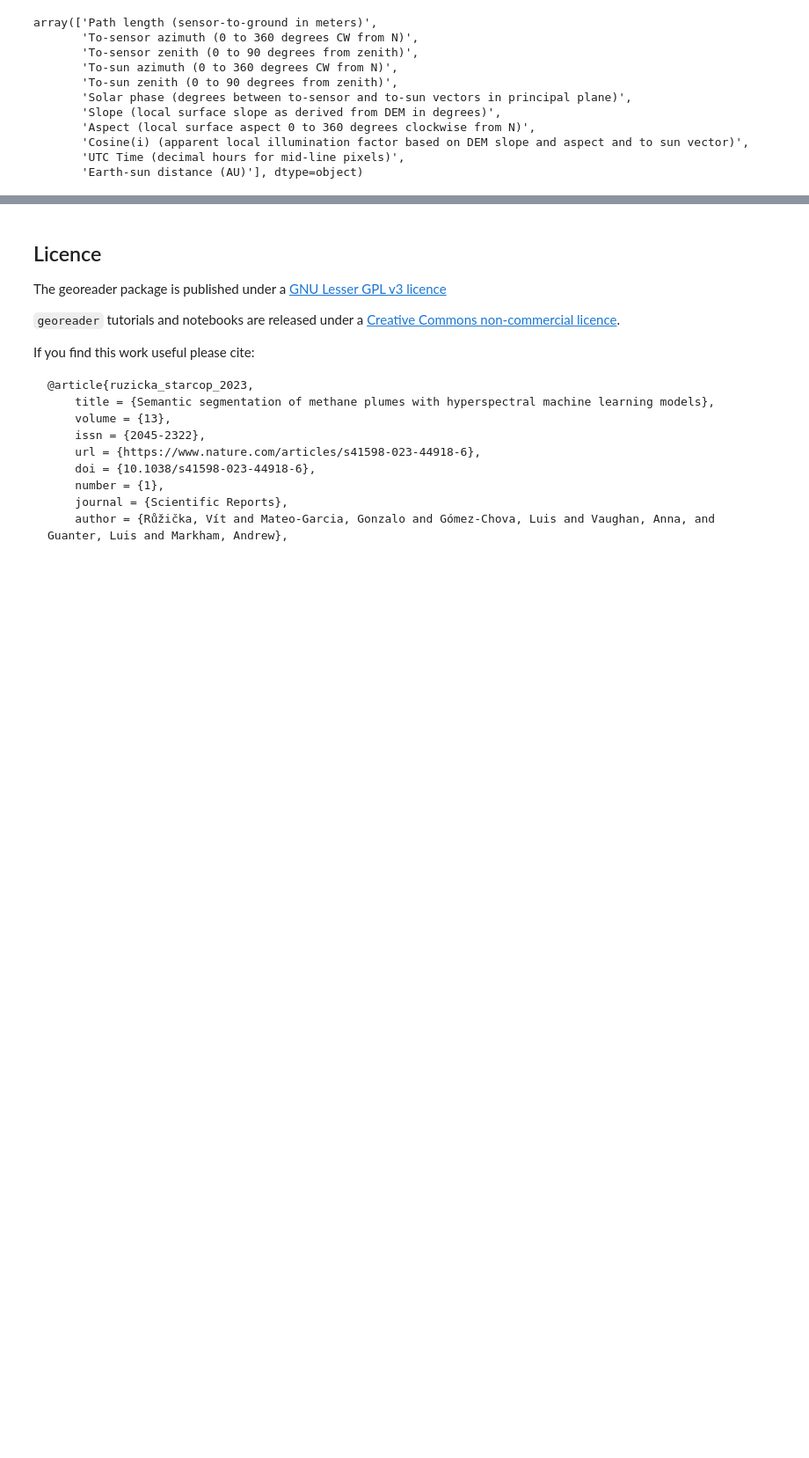
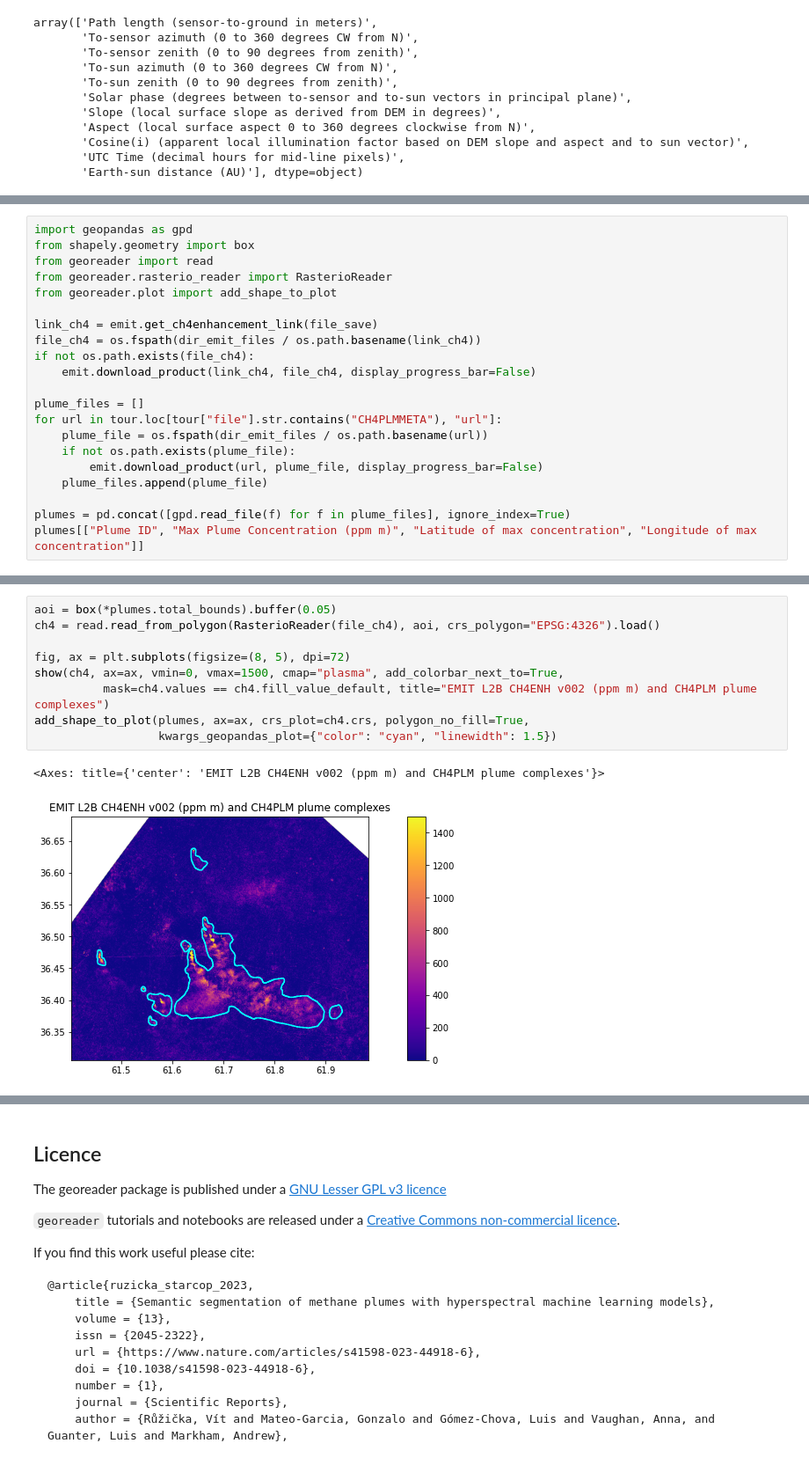
Before and after one commit to spaceml-org/georeader, a Jupyter notebook: docs/emit_explore.ipynb, the cells around one changed output, grey strips where cells are left out. Shown at 88% size. Saved outputs shown, nothing was run; the diff lists cells and outputs as text; blank space fills up the shorter version.

```diff
--- a/docs/emit_explore.ipynb
+++ b/docs/emit_explore.ipynb
@@ -333,0 +535,21 @@ show(emit_image_utm.observation('Slope (local surface slope as derived from DEM
+# %%
+import geopandas as gpd
+from shapely.geometry import box
+from georeader import read
+from georeader.rasterio_reader import RasterioReader
+from georeader.plot import add_shape_to_plot
+
+link_ch4 = emit.get_ch4enhancement_link(file_save)
+file_ch4 = os.fspath(dir_emit_files / os.path.basename(link_ch4))
+if not os.path.exists(file_ch4):
+    emit.download_product(link_ch4, file_ch4, display_progress_bar=False)
+
+plume_files = []
+for url in tour.loc[tour["file"].str.contains("CH4PLMMETA"), "url"]:
+    plume_file = os.fspath(dir_emit_files / os.path.basename(url))
+    if not os.path.exists(plume_file):
+        emit.download_product(url, plume_file, display_progress_bar=False)
+    plume_files.append(plume_file)
+
+plumes = pd.concat([gpd.read_file(f) for f in plume_files], ignore_index=True)
+plumes[["Plume ID", "Max Plume Concentration (ppm m)", "Latitude of max concentration", "Longitude of max concentration"]]
@@ -333,0 +566,12 @@ show(emit_image_utm.observation('Slope (local surface slope as derived from DEM
+# %%
+aoi = box(*plumes.total_bounds).buffer(0.05)
+ch4 = read.read_from_polygon(RasterioReader(file_ch4), aoi, crs_polygon="EPSG:4326").load()
+
+fig, ax = plt.subplots(figsize=(8, 5), dpi=72)
+show(ch4, ax=ax, vmin=0, vmax=1500, cmap="plasma", add_colorbar_next_to=True,
+          mask=ch4.values == ch4.fill_value_default, title="EMIT L2B CH4ENH v002 (ppm m) and CH4PLM plume complexes")
+add_shape_to_plot(plumes, ax=ax, crs_plot=ch4.crs, polygon_no_fill=True,
+                  kwargs_geopandas_plot={"color": "cyan", "linewidth": 1.5})
+# %% [output]
+<Axes: title={'center': 'EMIT L2B CH4ENH v002 (ppm m) and CH4PLM plume complexes'}>
+[figure, added]
```
Also changed, not shown: parts of 23 cells of this notebook.
